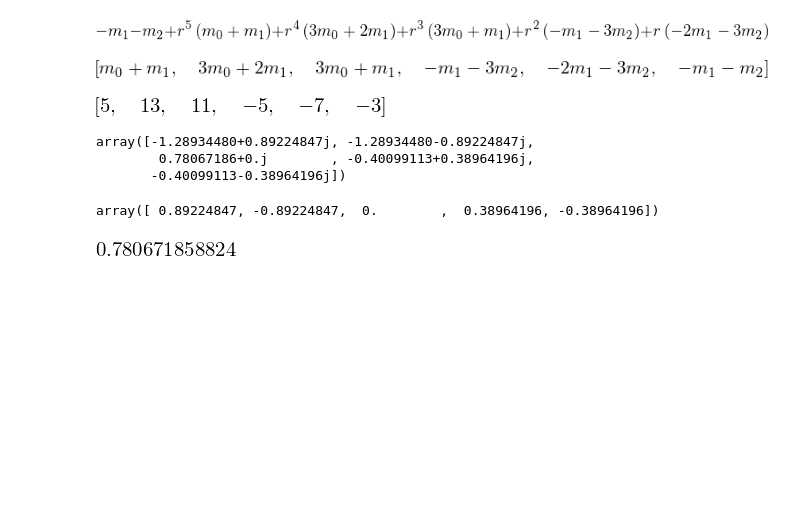
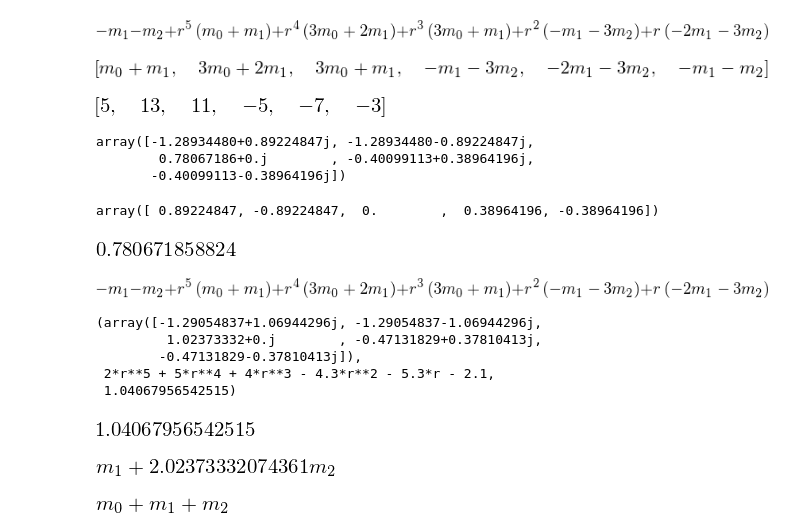
Before and after one commit to fdmazzone/ArchivosProyecto, a Jupyter notebook: MEcanica Celeste/Ecua_Euler.ipynb, the cells around one changed output. Cells and saved outputs as stored; diff of their text form; code cells hidden in the pictures; blank space fills up the shorter version.

```diff
--- a/MEcanica Celeste/Ecua_Euler.ipynb
+++ b/MEcanica Celeste/Ecua_Euler.ipynb
@@ -85,3 +85,8 @@ array([ 0.89224847, -0.89224847,  0.        ,  0.38964196, -0.38964196])
 sol[2].real
 # %% [output]
 [figure]
+# %%
+Ecuacion=Ecuacion.collect(r)
+Ecuacion
+# %% [output]
+[figure, added]
@@ -87,0 +95,27 @@ sol[2].real
+# %%
+L=[Ecuacion.diff(r,i).subs(r,0)/factorial(i) for i in range(6)]
+L=L[::-1]
+# No podemos usar masas arbitrarias, hay que especificarles un valor. tome m0=3,m1=2, m2=1
+SubMasas={m[0]:1,m[1]:1,m[2]:1.1}
+L_part=[coef.subs(SubMasas) for coef in L]
+sol=np.roots(L_part)
+c=((m[1]+m[2]*(1+sol[2].real))/sum(m)).subs(SubMasas)
+sol,Ecuacion.subs(SubMasas),c
+# %% [output]
+(array([-1.29054837+1.06944296j, -1.29054837-1.06944296j,
+         1.02373332+0.j        , -0.47131829+0.37810413j,
+        -0.47131829-0.37810413j]),
+ 2*r**5 + 5*r**4 + 4*r**3 - 4.3*r**2 - 5.3*r - 2.1,
+ 1.04067956542515)
+# %%
+((m[1]+m[2]*(1+sol[2].real))/sum(m)).subs(SubMasas)
+# %% [output]
+[figure, added]
+# %%
+(m[1]+m[2]*(1+sol[2].real)
+# %% [output]
+[figure, added]
+# %%
+sum(m)
+# %% [output]
+[figure, added]
```
Also changed, not shown: parts of 1 cell of this notebook.
